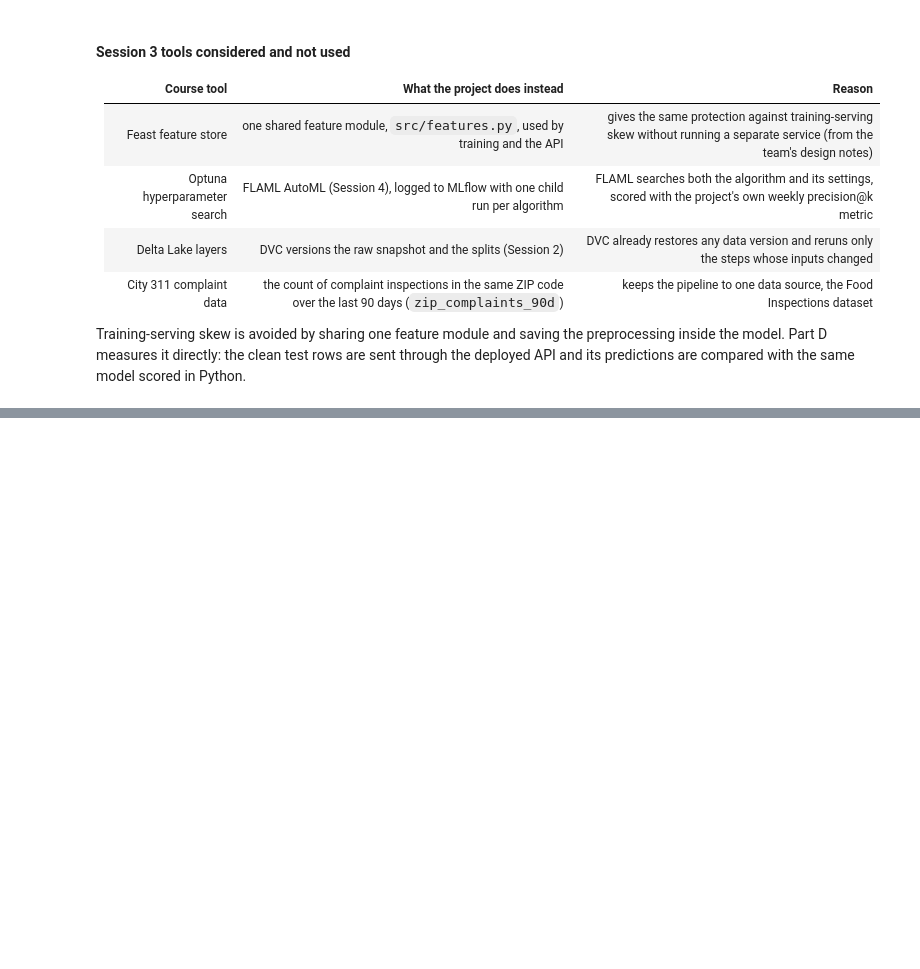
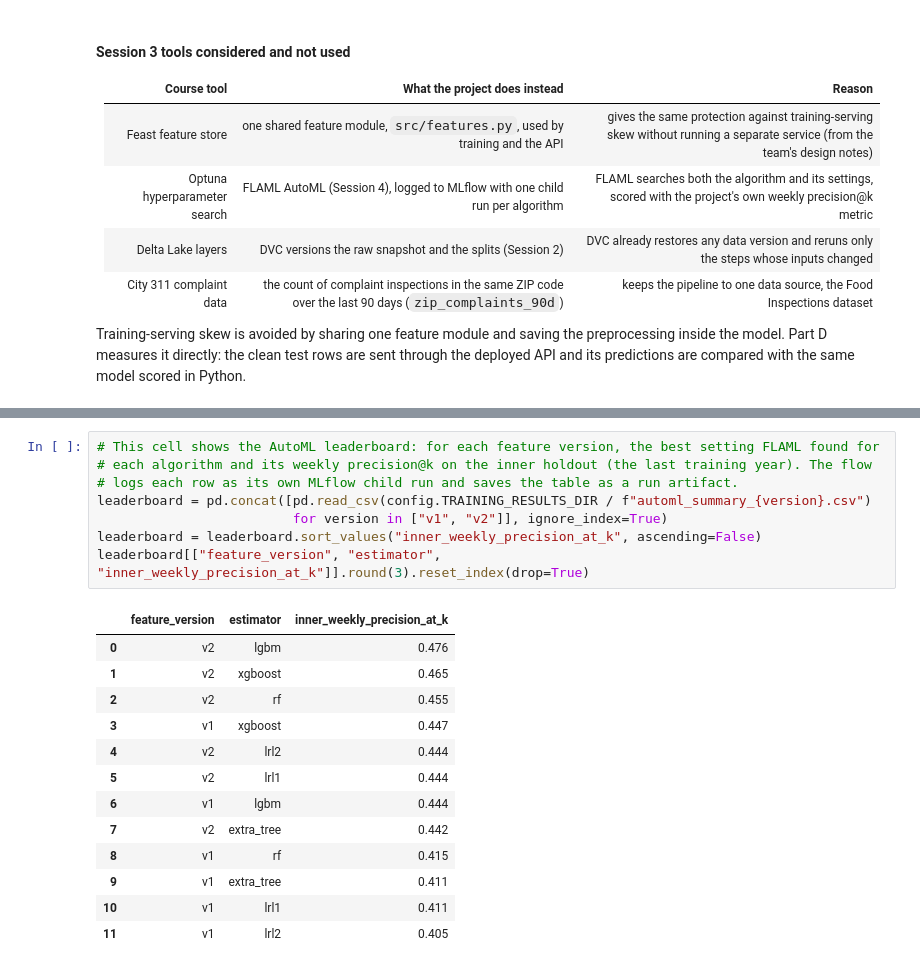
Before and after one commit to brookerios20/chicago-inspection-ranking-mlops, a Jupyter notebook: app/app.ipynb, the cells around one changed output, grey strips where cells are left out. Cells and saved outputs as stored; diff of their text form; blank space fills up the shorter version.

```diff
--- a/app/app.ipynb
+++ b/app/app.ipynb
@@ -2190,0 +2955,22 @@ Training-serving skew is avoided by sharing one feature module and saving the pr
+# %%
+# This cell shows the AutoML leaderboard: for each feature version, the best setting FLAML found for
+# each algorithm and its weekly precision@k on the inner holdout (the last training year). The flow
+# logs each row as its own MLflow child run and saves the table as a run artifact.
+leaderboard = pd.concat([pd.read_csv(config.TRAINING_RESULTS_DIR / f"automl_summary_{version}.csv")
+                         for version in ["v1", "v2"]], ignore_index=True)
+leaderboard = leaderboard.sort_values("inner_weekly_precision_at_k", ascending=False)
+leaderboard[["feature_version", "estimator", "inner_weekly_precision_at_k"]].round(3).reset_index(drop=True)
+# %% [output]
+|  | feature_version | estimator | inner_weekly_precision_at_k |
+| 0 | v2 | lgbm | 0.476 |
+| 1 | v2 | xgboost | 0.465 |
+| 2 | v2 | rf | 0.455 |
+| 3 | v1 | xgboost | 0.447 |
+| 4 | v2 | lrl2 | 0.444 |
+| 5 | v2 | lrl1 | 0.444 |
+| 6 | v1 | lgbm | 0.444 |
+| 7 | v2 | extra_tree | 0.442 |
+| 8 | v1 | rf | 0.415 |
+| 9 | v1 | extra_tree | 0.411 |
+| 10 | v1 | lrl1 | 0.411 |
+| 11 | v1 | lrl2 | 0.405 |
```
Also changed, not shown: parts of 18 cells of this notebook, 5 other files.
